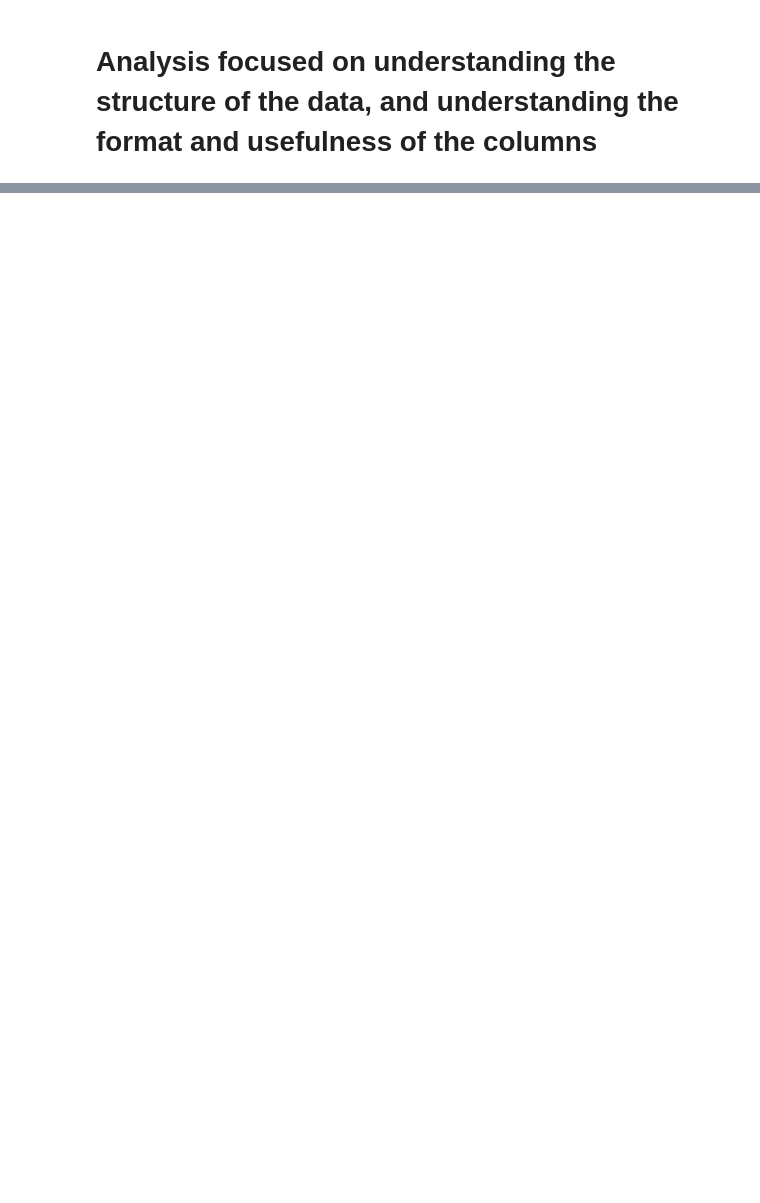
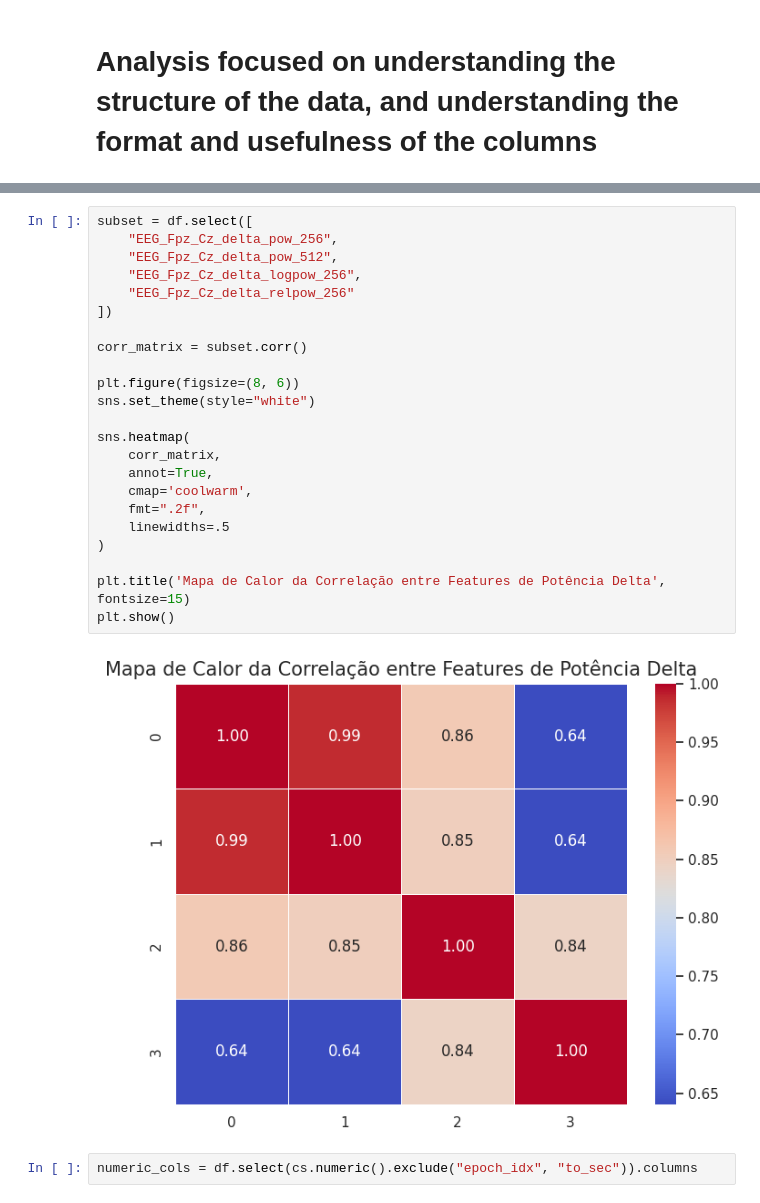
Before and after one commit to LeonardoMBarca/sleep-stages-classification, a Jupyter notebook: src/data-analysis/sleep-cassette/one_single_file_eda.ipynb, the cells around one changed output, grey strips where cells are left out. Drawn from its saved outputs; the diff is of its cells as text; blank space fills up the shorter version.

```diff
--- a/src/data-analysis/sleep-cassette/one_single_file_eda.ipynb
+++ b/src/data-analysis/sleep-cassette/one_single_file_eda.ipynb
@@ -91,0 +288,27 @@ shape: (9, 251)
+# %%
+subset = df.select([
+    "EEG_Fpz_Cz_delta_pow_256",
+    "EEG_Fpz_Cz_delta_pow_512",
+    "EEG_Fpz_Cz_delta_logpow_256",
+    "EEG_Fpz_Cz_delta_relpow_256"
+])
+
+corr_matrix = subset.corr()
+
+plt.figure(figsize=(8, 6))
+sns.set_theme(style="white")
+
+sns.heatmap(
+    corr_matrix,
+    annot=True,
+    cmap='coolwarm',
+    fmt=".2f",
+    linewidths=.5
+)
+
+plt.title('Mapa de Calor da Correlação entre Features de Potência Delta', fontsize=15)
+plt.show()
+# %% [output]
+[figure, added]
+# %%
+numeric_cols = df.select(cs.numeric().exclude("epoch_idx", "to_sec")).columns
```
Also changed, not shown: parts of 32 cells of this notebook.
